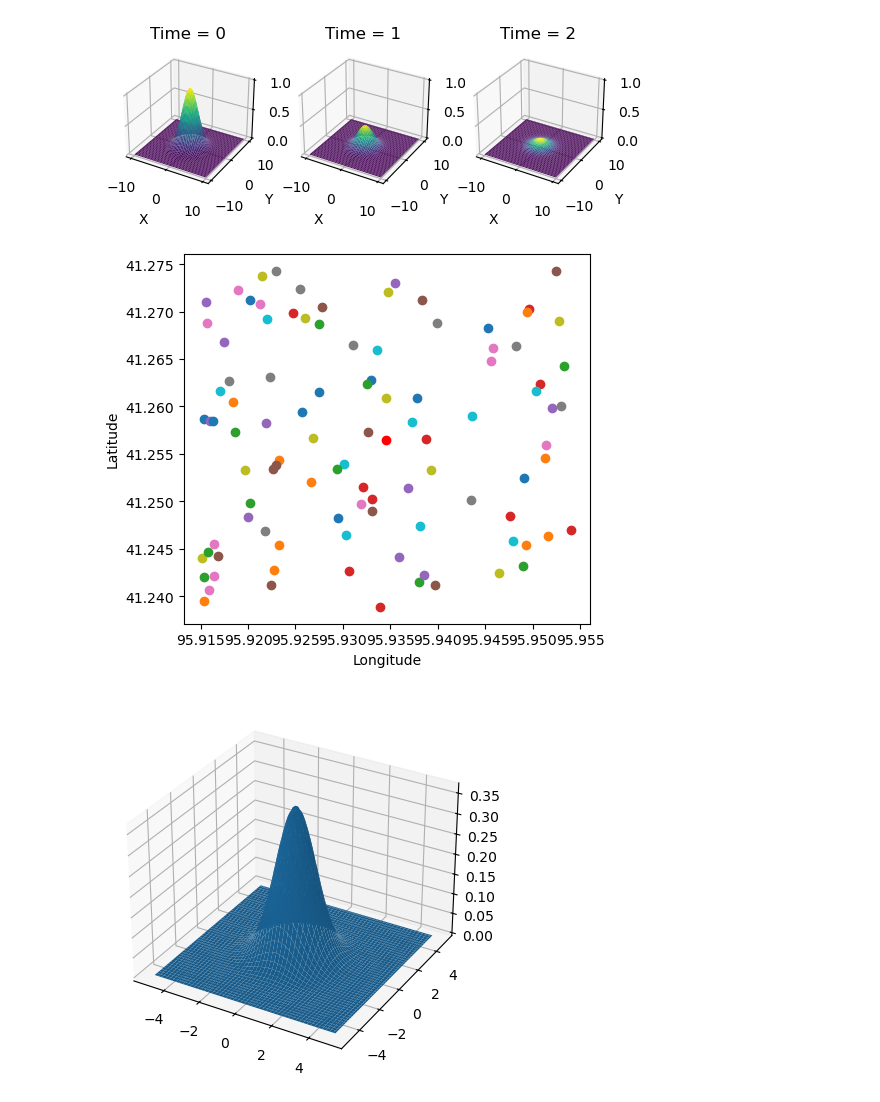
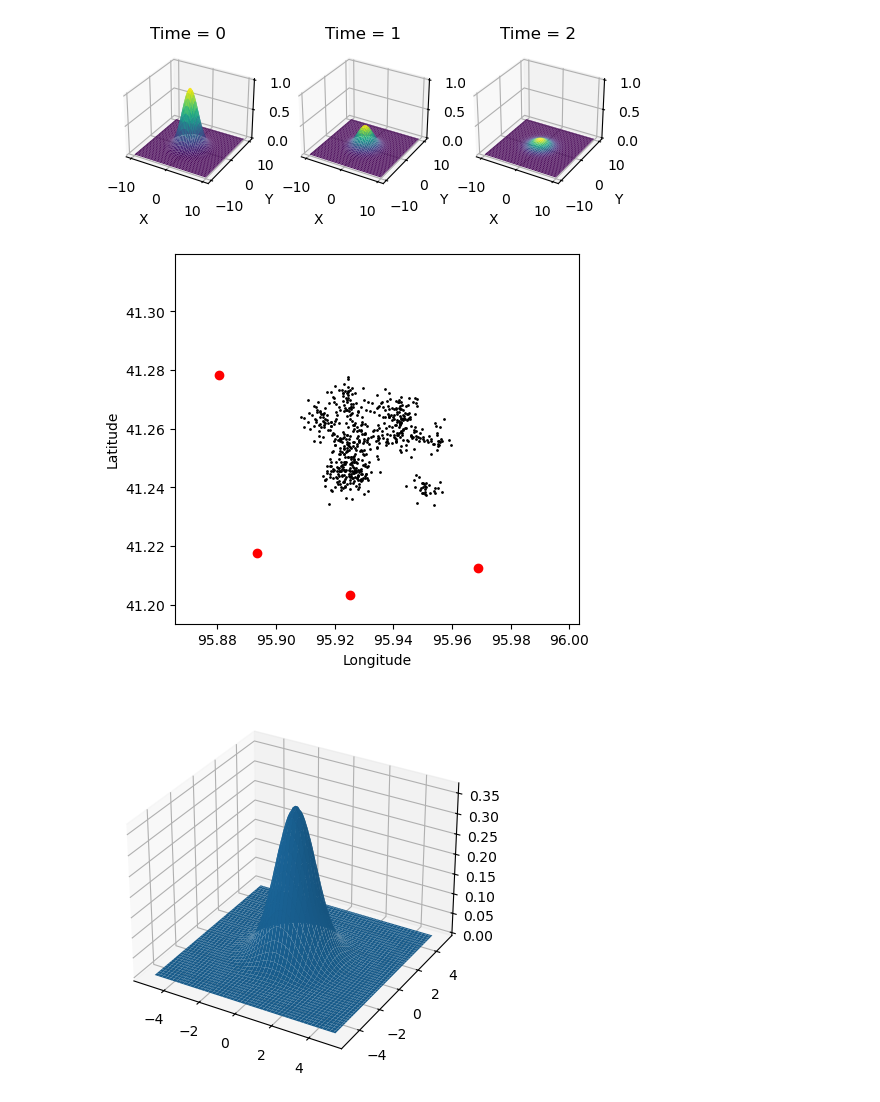
Before and after one commit to davidfobar/SCRAM, a Jupyter notebook: MINES-Sim/pyTorch_model.ipynb, the cells around one changed output. Saved outputs shown, nothing was run; the diff lists cells and outputs as text; code cells hidden in the pictures.

Commit message:
scattered detectors by arty and random gateway placement

```diff
--- a/MINES-Sim/pyTorch_model.ipynb
+++ b/MINES-Sim/pyTorch_model.ipynb
@@ -195,61 +195,92 @@ def metersToDeltaLat(meters):
   return meters / 111111
 
 def metersToDeltaLong(meters, lat):
-  return meters / (111111 * cos(lat))
+  return np.abs(meters / (111111 * cos(lat)))
 
 def deltaLatToMeters(deltaLat):
   return deltaLat * 111111
 
 def deltaLongToMeters(deltaLong, lat):
-  return deltaLong * 111111 * cos(lat)
+  return np.abs(deltaLong * 111111 * cos(lat))
 # %%
 #lat/long for omaha, NE
 #lat = 41.2565
 #long = 95.9345
 
+from calendar import c
+
+
 gz_lat = 41.2565
 gz_long = 95.9345
 
-detectorDistrobutionWidth = 2000 #meters
+artyDistrobutionWidth = 2000
+detectorDistrobutionWidth = 300 #meters
+
+lsDistFromGZ = 6000 #meters
 
 gaussianField = GaussianField(burst_lat=gz_lat, burst_long=gz_long, sigma=2)
 gaussianField.plotFields()
 
 #from ground zero, determine the bounding lat/longs for the detector array
-minLat = gz_lat - metersToDeltaLat(detectorDistrobutionWidth)
-maxLat = gz_lat + metersToDeltaLat(detectorDistrobutionWidth)
-minLong = gz_long - metersToDeltaLong(detectorDistrobutionWidth, gz_lat)
-maxLong = gz_long + metersToDeltaLong(detectorDistrobutionWidth, gz_lat)
+minLat = gz_lat - metersToDeltaLat(artyDistrobutionWidth)
+maxLat = gz_lat + metersToDeltaLat(artyDistrobutionWidth)
+minLong = gz_long - metersToDeltaLong(artyDistrobutionWidth, gz_lat)
+maxLong = gz_long + metersToDeltaLong(artyDistrobutionWidth, gz_lat)
 
 #initialize the detectors
 detectors = []
-for i in range(100):
+nArtyShells = 20
+nDetectorsPerShell = 30
+for i in range(nArtyShells):
   lat = np.random.uniform(minLat, maxLat)
   long = np.random.uniform(minLong, maxLong)
-  detector = SimDetector(lat=lat, long=long, simRadField=gaussianField, id=i)
-  detectors.append(detector)
 
-#detector = SimDetector(lat=41.2565, long=95.9445, simRadField=gaussianField, id=1)
-gateways = [Gateway(41.2865, 95.9345), Gateway(41.2565, 95.9545)]
+  for j in range(nDetectorsPerShell):
+    detLat = lat + np.random.normal(0, metersToDeltaLat(detectorDistrobutionWidth))
+    detLong = long + np.random.normal(0, metersToDeltaLong(detectorDistrobutionWidth, detLat))
+
+    detector = SimDetector(lat=detLat, long=detLong, simRadField=gaussianField, id=i*nDetectorsPerShell+j)
+    detectors.append(detector)
+
+gateways = []
+angles = []
+#determine 4 random angles and then use those to determine the gateway positions lsDistFromGZ away from ground zero
+for i in range(4):
+  angle = np.random.uniform(0, 2*np.pi)
+  #ensure the angles are at least 30 degrees apart and that they are within a 180 degree arc
+  while len(angles) > 0 and (np.min(np.abs(np.array(angles) - angle)) < np.pi/6 or np.max(np.abs(np.array(angles) - angle)) > np.pi):
+    angle = np.random.uniform(0, 2*np.pi)
+  angles.append(angle)
+  lat = gz_lat + metersToDeltaLat(lsDistFromGZ) * sin(angle)
+  long = gz_long + metersToDeltaLong(lsDistFromGZ, gz_lat) * cos(angle)
+  gateways.append(Gateway(lat, long))
+
 
 #plot the initial positions of the detectors
 fig = plt.figure()
 ax = fig.add_subplot(111)
 for detector in detectors:
-  ax.plot(detector.trueLong, detector.trueLat, 'o')
-ax.plot(gz_long, gz_lat, 'ro')
+  #plot each detector as a small black circle
+  ax.plot(detector.trueLong, detector.trueLat, 'o', c='k', markersize=1)
 ax.set_xlabel('Longitude')
 ax.set_ylabel('Latitude')
-#make is square
 ax.set_aspect('equal')
+# set the x and y axis limits to be 9km around the burst
+ax.set_xlim(gz_long - metersToDeltaLong(lsDistFromGZ+1000, gz_lat), gz_long + metersToDeltaLong(lsDistFromGZ+1000, gz_lat))
+ax.set_ylim(gz_lat - metersToDeltaLat(lsDistFromGZ+1000), gz_lat + metersToDeltaLat(lsDistFromGZ+1000))
+
+#plot the gateways
+for gateway in gateways:
+  ax.plot(gateway.long, gateway.lat, 'o', c='r')
+
 plt.show()
 
 for time in range(10):
   for detector in detectors:
     detector.updateSim(time, gateways)
 # %% [output]
 [figure]
-[figure, old version]
+[figure, new version]
 # %%
 # define a 2d gaussian function
 import numpy as np
```
